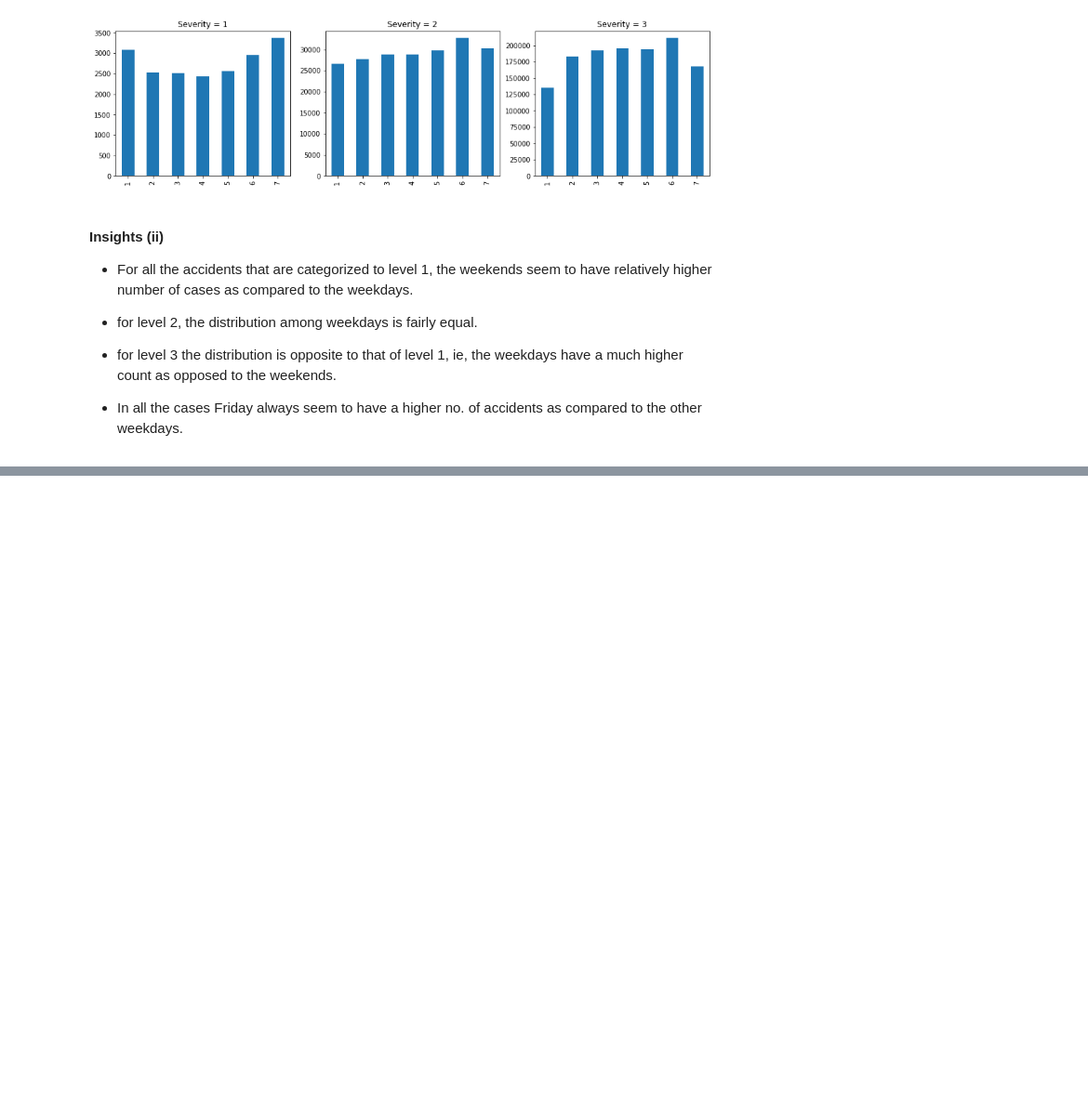
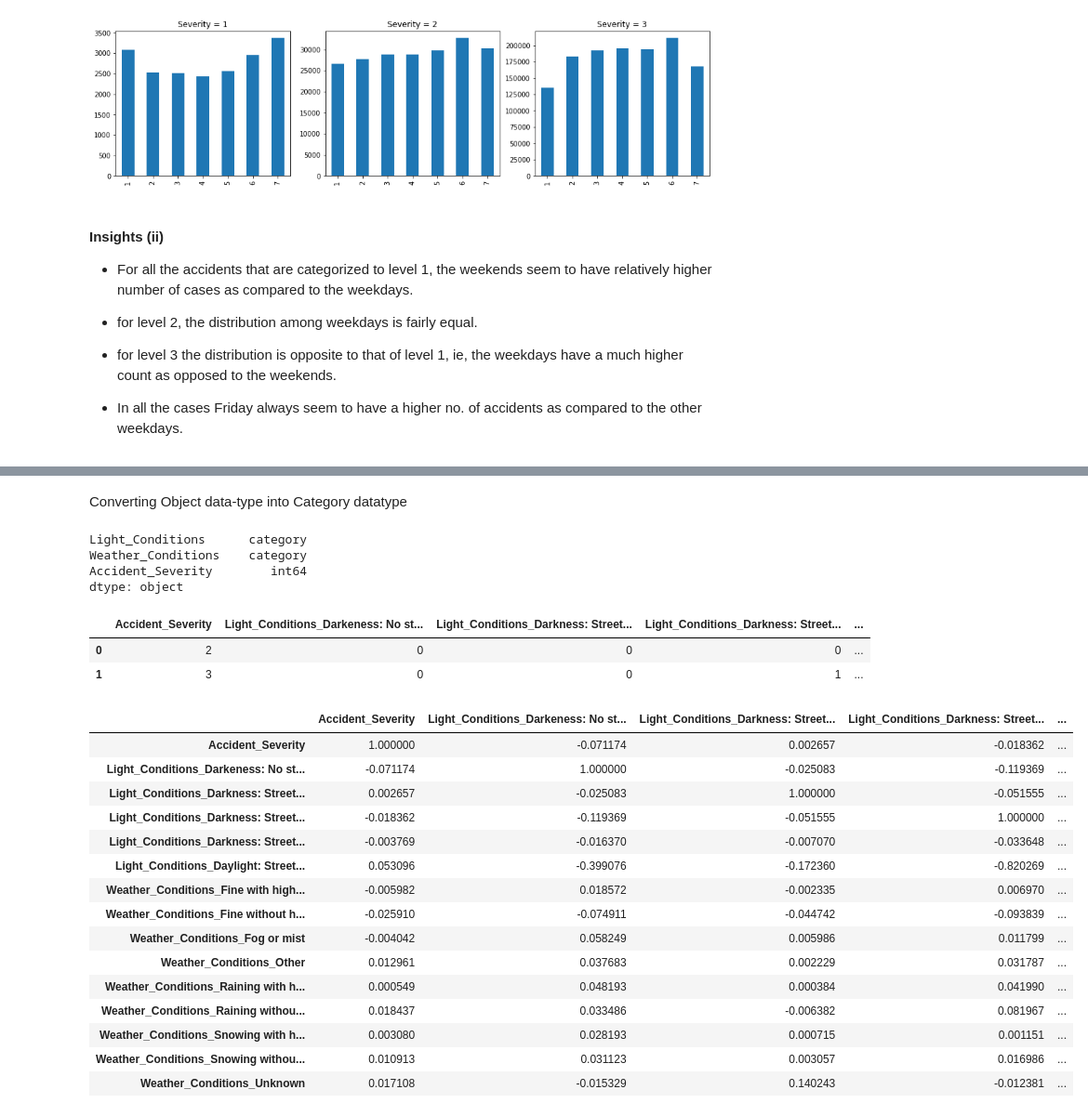
Before and after one commit to prateem-biswas/Data-Science-, a Jupyter notebook: Data_Analysis_UK_accidents.ipynb, the cells around one changed output, grey strips where cells are left out. Shown at 93% size. Saved outputs shown, nothing was run; the diff lists cells and outputs as text; code cells hidden in the pictures; blank space fills up the shorter version.

```diff
--- a/Data_Analysis_UK_accidents.ipynb
+++ b/Data_Analysis_UK_accidents.ipynb
@@ -574,0 +603,2 @@ plt.show()
+# %% [markdown]
+Converting Object data-type into Category datatype
@@ -574,0 +608,7 @@ plt.show()
+# %%
+accident_severity.dtypes
+# %% [output]
+Light_Conditions      category
+Weather_Conditions    category
+Accident_Severity        int64
+dtype: object
@@ -574,0 +617,27 @@ plt.show()
+# %%
+accident_severity.head(2)
+# %% [output]
+|  | Accident_Severity | Light_Conditions_Darkeness: No st... | Light_Conditions_Darkness: Street... | Light_Conditions_Darkness: Street... | ... |
+| 0 | 2 | 0 | 0 | 0 | ... |
+| 1 | 3 | 0 | 0 | 1 | ... |
+# %%
+corr_chart = accident_severity.corr().loc['Accident_Severity':]
+corr_chart = pd.DataFrame(corr_chart)
+corr_chart
+# %% [output]
+|  | Accident_Severity | Light_Conditions_Darkeness: No st... | Light_Conditions_Darkness: Street... | Light_Conditions_Darkness: Street... | ... |
+| Accident_Severity | 1.000000 | -0.071174 | 0.002657 | -0.018362 | ... |
+| Light_Conditions_Darkeness: No st... | -0.071174 | 1.000000 | -0.025083 | -0.119369 | ... |
+| Light_Conditions_Darkness: Street... | 0.002657 | -0.025083 | 1.000000 | -0.051555 | ... |
+| Light_Conditions_Darkness: Street... | -0.018362 | -0.119369 | -0.051555 | 1.000000 | ... |
+| Light_Conditions_Darkness: Street... | -0.003769 | -0.016370 | -0.007070 | -0.033648 | ... |
+| Light_Conditions_Daylight: Street... | 0.053096 | -0.399076 | -0.172360 | -0.820269 | ... |
+| Weather_Conditions_Fine with high... | -0.005982 | 0.018572 | -0.002335 | 0.006970 | ... |
+| Weather_Conditions_Fine without h... | -0.025910 | -0.074911 | -0.044742 | -0.093839 | ... |
+| Weather_Conditions_Fog or mist | -0.004042 | 0.058249 | 0.005986 | 0.011799 | ... |
+| Weather_Conditions_Other | 0.012961 | 0.037683 | 0.002229 | 0.031787 | ... |
+| Weather_Conditions_Raining with h... | 0.000549 | 0.048193 | 0.000384 | 0.041990 | ... |
+| Weather_Conditions_Raining withou... | 0.018437 | 0.033486 | -0.006382 | 0.081967 | ... |
+| Weather_Conditions_Snowing with h... | 0.003080 | 0.028193 | 0.000715 | 0.001151 | ... |
+| Weather_Conditions_Snowing withou... | 0.010913 | 0.031123 | 0.003057 | 0.016986 | ... |
+| Weather_Conditions_Unknown | 0.017108 | -0.015329 | 0.140243 | -0.012381 | ... |
```
Also changed, not shown: parts of 11 cells of this notebook.
